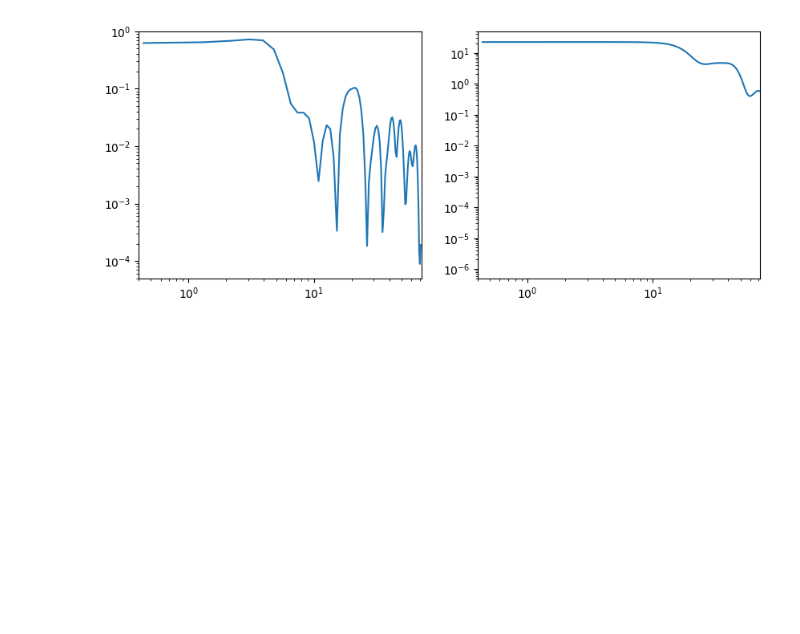
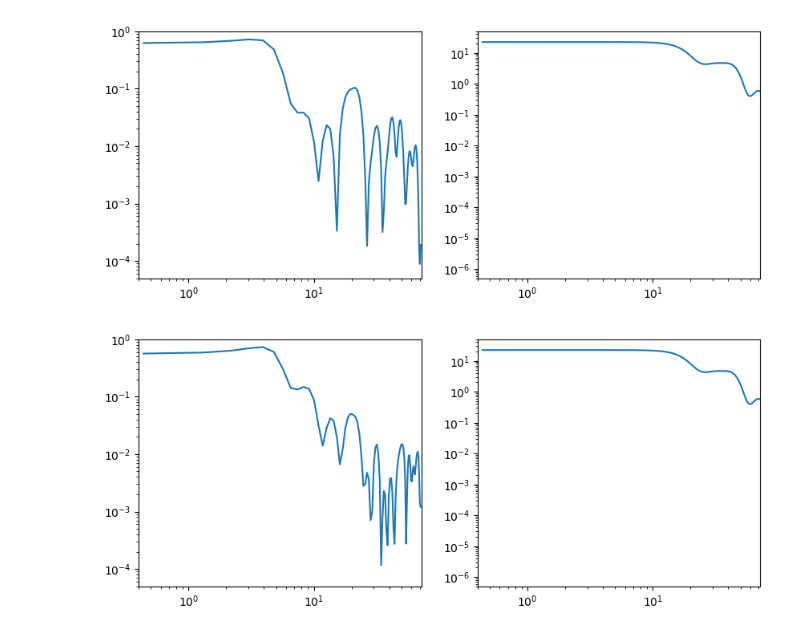
Before and after one commit to cgalelli/gammapy_time_notebooks, a Jupyter notebook: PSonLC.ipynb, the cells around one changed output. Drawn from its saved outputs; the diff is of its cells as text; code cells hidden in the pictures; blank space fills up the shorter version.

Commit message:
add try for scipy method in astropy.LombScargle

```diff
--- a/PSonLC.ipynb
+++ b/PSonLC.ipynb
@@ -131,3 +131,23 @@ axs[1].set_ylim(5e-7, 50)
 plt.show()
 # %% [output]
 [figure]
+# %%
+#Lomb-Scargle periodogram implementations in scipy and astropy.
+#The range of frequencies is selected by the astropy implementation but cut at the pseudo-nyquist at the computation level
+
+lsc_scipy2 = lombscargle(time.time_mid.mjd, data,  frequency.value[frequency.value<=nyq[0]])
+lsc_astro2 = LombScargle(time.time_mid.mjd, data, fit_mean=False).power(frequency.value[frequency.value<=nyq[0]], method = "scipy")
+
+fig, axs = plt.subplots(1, 2, figsize=(10, 4))
+
+axs[0].loglog(frequency.value[frequency.value<=nyq[0]], lsc_astro2)
+axs[0].set_xlim(0.4, nyq[0])
+axs[0].set_ylim(5e-5, 1)
+
+axs[1].loglog(frequency.value[frequency.value<=nyq[0]], lsc_scipy2)
+axs[1].set_xlim(0.4, nyq[0])
+axs[1].set_ylim(5e-7, 50)
+
+plt.show()
+# %% [output]
+[figure, added]
```
